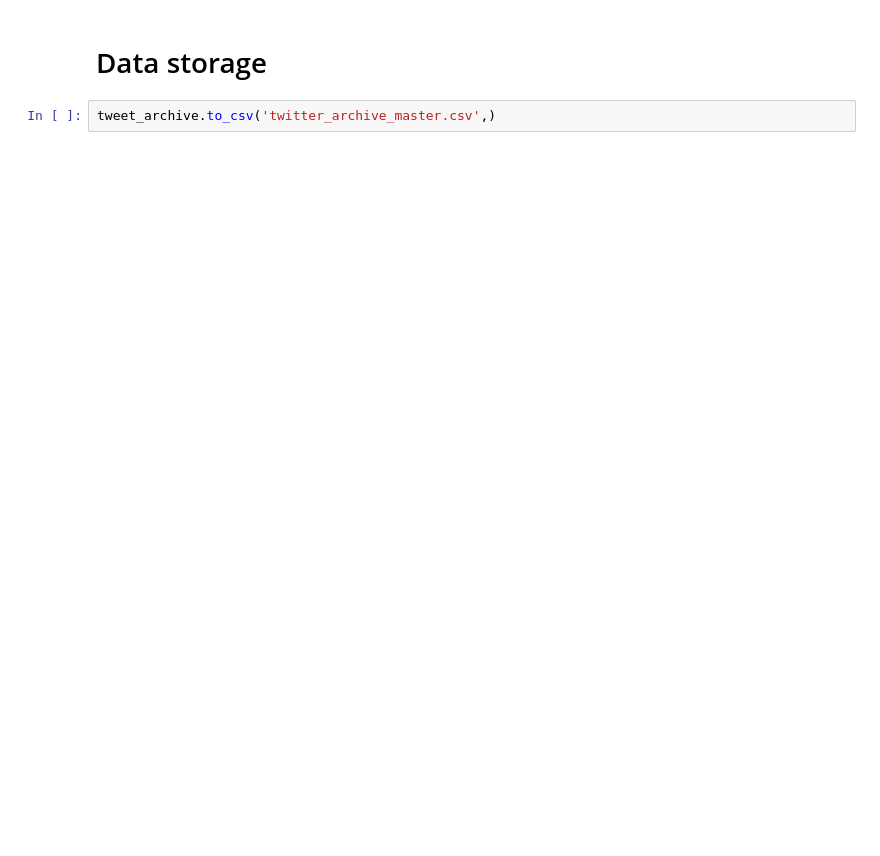
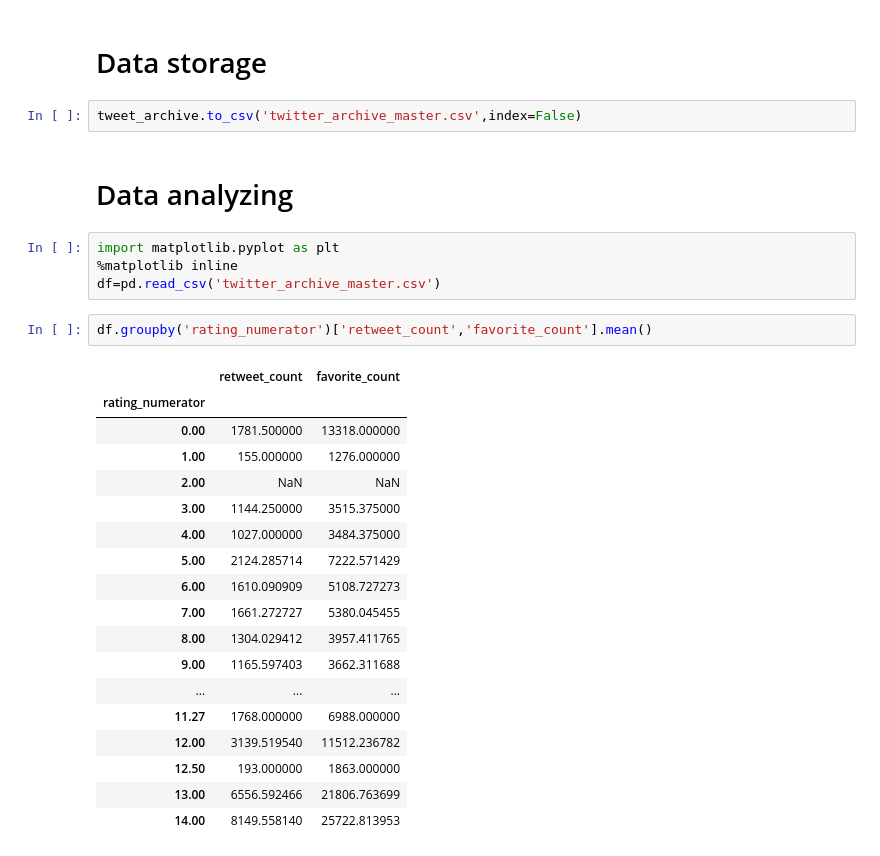
Before and after one commit to YunpengCai/Data_wrangling_udacity, a Jupyter notebook: wrangle_act.ipynb, the cells around one changed output. Drawn from its saved outputs; the diff is of its cells as text; blank space fills up the shorter version.

```diff
--- a/wrangle_act.ipynb
+++ b/wrangle_act.ipynb
@@ -566,4 +566,31 @@ tweet_archive.head(10)
 # %% [markdown]
 # Data storage
 # %%
-tweet_archive.to_csv('twitter_archive_master.csv',)
+tweet_archive.to_csv('twitter_archive_master.csv',index=False)
+# %% [markdown]
+# Data analyzing
+# %%
+import matplotlib.pyplot as plt
+%matplotlib inline
+df=pd.read_csv('twitter_archive_master.csv')
+# %%
+df.groupby('rating_numerator')['retweet_count','favorite_count'].mean()
+# %% [output]
+|  | retweet_count | favorite_count |
+| rating_numerator |  |  |
+| 0.00 | 1781.500000 | 13318.000000 |
+| 1.00 | 155.000000 | 1276.000000 |
+| 2.00 | NaN | NaN |
+| 3.00 | 1144.250000 | 3515.375000 |
+| 4.00 | 1027.000000 | 3484.375000 |
+| 5.00 | 2124.285714 | 7222.571429 |
+| 6.00 | 1610.090909 | 5108.727273 |
+| 7.00 | 1661.272727 | 5380.045455 |
+| 8.00 | 1304.029412 | 3957.411765 |
+| 9.00 | 1165.597403 | 3662.311688 |
+| ... | ... | ... |
+| 11.27 | 1768.000000 | 6988.000000 |
+| 12.00 | 3139.519540 | 11512.236782 |
+| 12.50 | 193.000000 | 1863.000000 |
+| 13.00 | 6556.592466 | 21806.763699 |
+| 14.00 | 8149.558140 | 25722.813953 |
```
Also changed, not shown: parts of 17 cells of this notebook, 1 other file.
